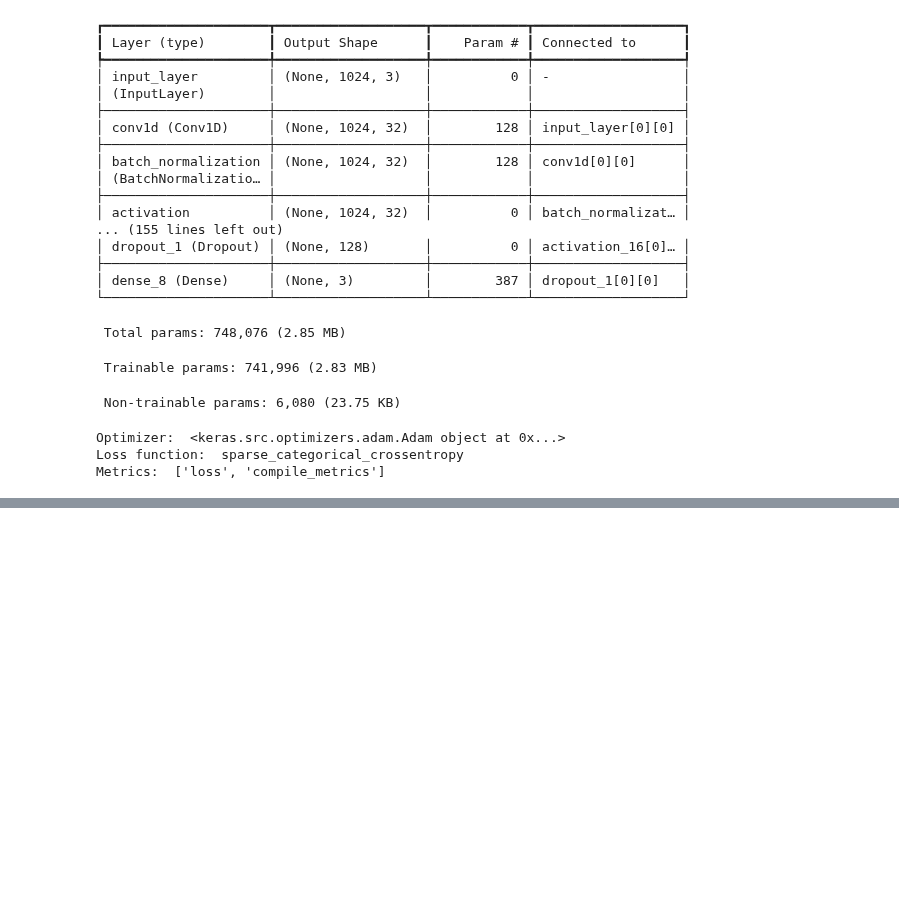
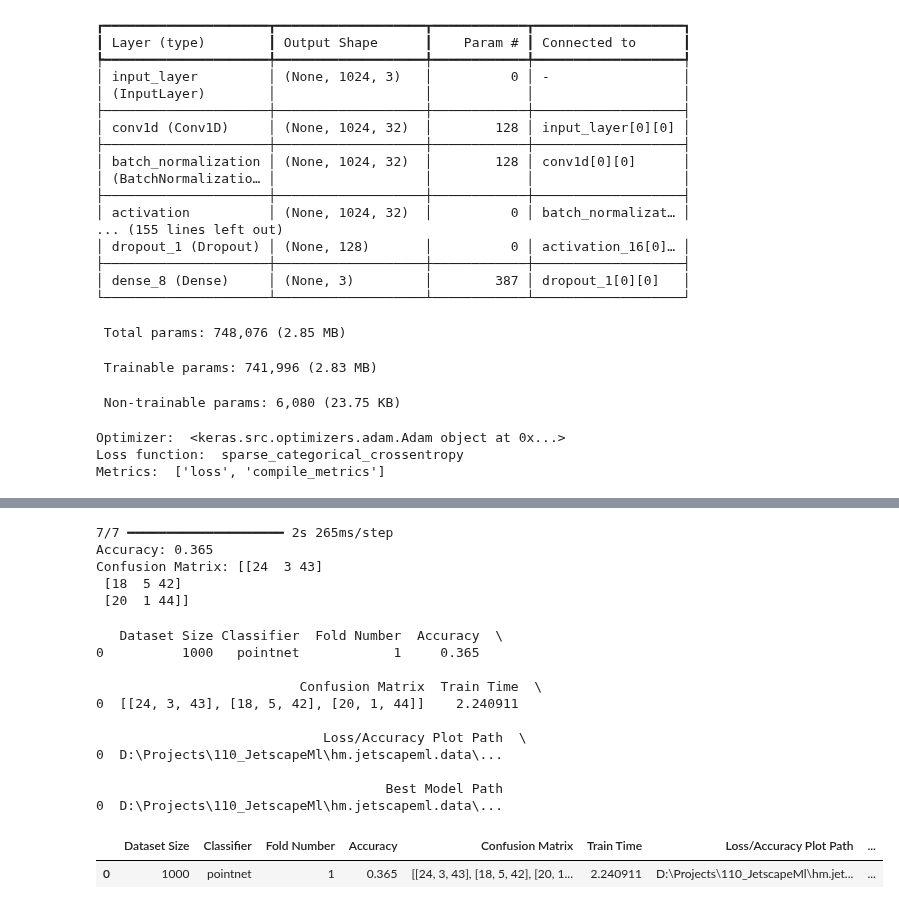
Before and after one commit to hmehryar/Hm.JetscapeMl, a Jupyter notebook: jet_ml_pointnet_alpha_s/jet_ml_pointnet_classifier_all_datasets_v3.ipynb, the cells around one changed output, grey strips where cells are left out. Drawn from its saved outputs; the diff is of its cells as text; code cells hidden in the pictures; blank space fills up the shorter version.

Commit message:
pointnet_alpha_s impl ready to run on colab resolves #309 @hmehryar

```diff
--- a/jet_ml_pointnet_alpha_s/jet_ml_pointnet_classifier_all_datasets_v3.ipynb
+++ b/jet_ml_pointnet_alpha_s/jet_ml_pointnet_classifier_all_datasets_v3.ipynb
@@ -168,3 +139,8 @@ print(len(test_dataset))
+# %%
+from jet_ml_models.pointnet import prepare_datasets
+from jet_ml_models.pointnet import augment
+# Prepare datasets for training
+train_dataset, validation_dataset,test_dataset  = prepare_datasets(dataset, test_dataset, len(x_train), len(x_test), augment)
 # %%
 monitor = 'val_accuracy'  # 'val_accuracy' or 'val_loss'
 n_epochs = 20
@@ -195,2 +170,2 @@ best_model_file_path: D:\Projects\110_JetscapeMl\hm.jetscapeml.data\simulation_r
 # %%
-pointnet.fit(train_dataset, epochs=20, validation_data=validation_dataset)
+# pointnet.fit(train_dataset, epochs=20, validation_data=validation_dataset)
@@ -217,6 +173,6 @@ Epoch 20/20
 from jet_ml_models.pointnet import train_model_with_callbacks
 # %%timeit -n1 -r1
 monitor='val_sparse_categorical_accuracy'
-model, history, train_time=train_model_with_callbacks(pointnet, x_train, y_train, x_test, y_test, monitor, best_model_file_path, n_epochs)
+model, history, train_time=train_model_with_callbacks(pointnet, train_dataset=train_dataset, validation_dataset=validation_dataset,monitor=monitor, best_model_file_path=best_model_file_path, n_epochs=n_epochs)
 # %% [output]
 Epoch 1/20
@@ -251,3 +218,38 @@ print(plot_training_history_path)
 # %%
 from jet_ml_models.pointnet import evaluate_model
-accuracy, confusion_matrix = evaluate_model(model, x_test, y_test)
+accuracy, confusion_matrix = evaluate_model(model,test_dataset=test_dataset)
+# %% [output]
+7/7 ━━━━━━━━━━━━━━━━━━━━ 2s 265ms/step
+Accuracy: 0.365
+Confusion Matrix: [[24  3 43]
+ [18  5 42]
+ [20  1 44]]
+# %%
+from jet_ml_models.pointnet import save_kfold_results
+results_kfold = []
+
+results_kfold.append({
+                  'Dataset Size': dataset_size,
+                  'Classifier': model.name,
+                  'Fold Number': fold,
+                  'Accuracy': accuracy,
+                  'Confusion Matrix': confusion_matrix,
+                  'Train Time': train_time,
+                  'Loss/Accuracy Plot Path': plot_training_history_path,
+                  'Best Model Path': best_model_file_path
+              })
+save_kfold_results(results_kfold, current_simulation_path)
+# %% [output]
+   Dataset Size Classifier  Fold Number  Accuracy  \
+0          1000   pointnet            1     0.365
+
+                          Confusion Matrix  Train Time  \
+0  [[24, 3, 43], [18, 5, 42], [20, 1, 44]]    2.240911
+
+                             Loss/Accuracy Plot Path  \
+0  D:\Projects\110_JetscapeMl\hm.jetscapeml.data\...
+
+                                     Best Model Path
+0  D:\Projects\110_JetscapeMl\hm.jetscapeml.data\...
+|  | Dataset Size | Classifier | Fold Number | Accuracy | Confusion Matrix | Train Time | Loss/Accuracy Plot Path | ... |
+| 0 | 1000 | pointnet | 1 | 0.365 | [[24, 3, 43], [18, 5, 42], [20, 1... | 2.240911 | D:\Projects\110_JetscapeMl\hm.jet... | ... |
```
Also changed, not shown: parts of 18 cells of this notebook, 3 other files.
